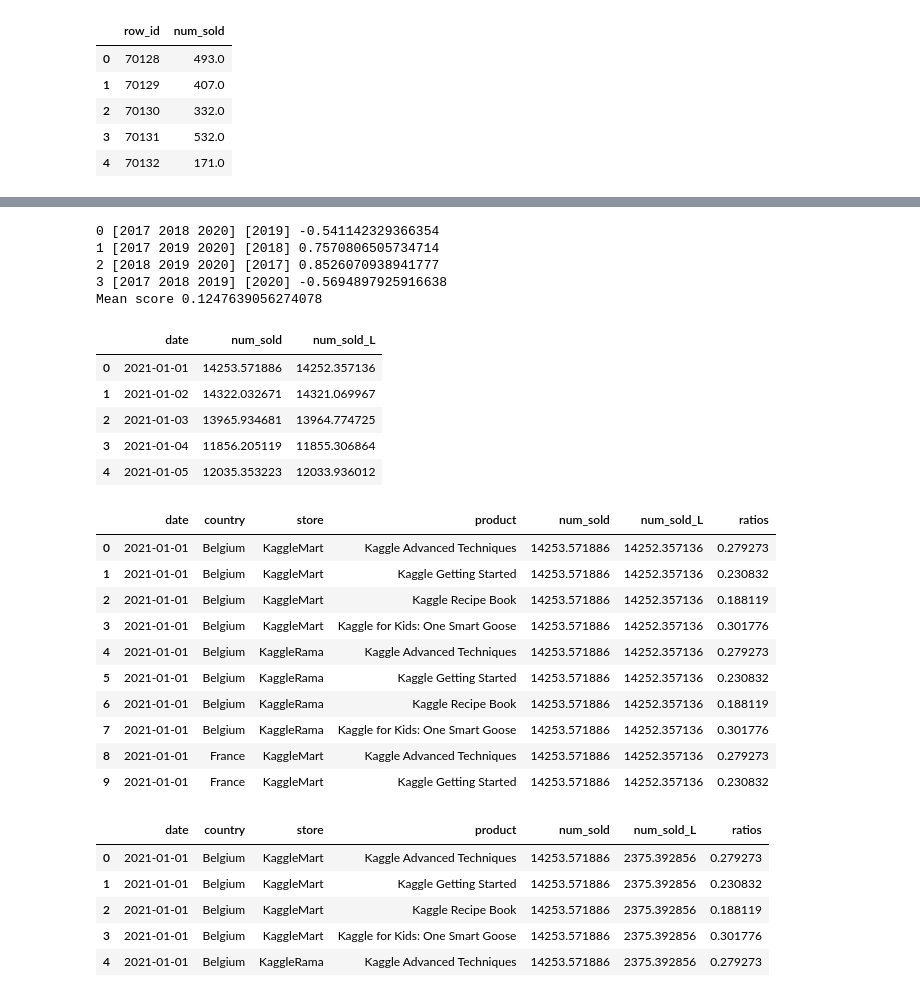
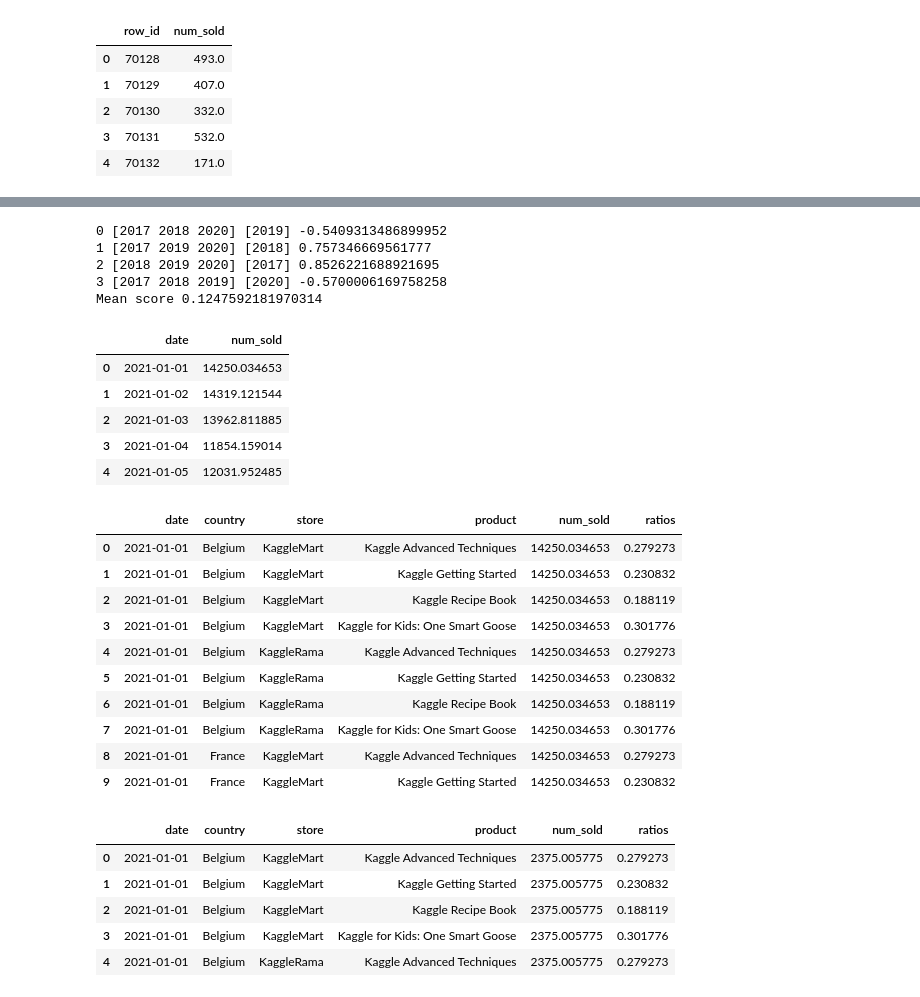
Before and after one commit to Bakhtaki/Kaggle-Competitions, a Jupyter notebook: tp-sep-2022.ipynb, the cells around one changed output, grey strips where cells are left out. Drawn from its saved outputs; the diff is of its cells as text; code cells hidden in the pictures.

Commit message:
Kaggle Notebook | TP-Sep-2022-EDA-LASSO-Ridge-LR | Version 7

```diff
--- a/tp-sep-2022.ipynb
+++ b/tp-sep-2022.ipynb
@@ -946,7 +948,7 @@ extended_test.head()
 # %%
 y = extended_train['num_sold']
-X = extended_train.drop(['date','month','num_sold','week_number'],axis=1)
-X_test = extended_test.drop(['date','month', 'week_number'],axis=1)
+X = extended_train.drop(['date','month','num_sold','week_number',"is_weekend"],axis=1)
+X_test = extended_test.drop(['date','month', 'week_number',"is_weekend"],axis=1)
 # %%
 all_test_dates.head()
 # %% [output]
@@ -1122,0 +1129,3 @@ all_test_dates.head()
+# %%
+all_test_dates.drop('num_sold',axis=1,inplace=True)
+all_test_dates.head()
@@ -1126,7 +1142,7 @@ kf = GroupKFold(n_splits=4)
 scores = []
 params = {'alpha':[0.1, 0.2, 0.3, 0.4, 0.5],'solver':('auto', 'svd', 'cholesky', 'lsqr', 'sparse_cg', 'sag', 'saga') }
 for fold, (train_idx, val_idx) in enumerate(kf.split(X, groups=X.year)):
-    model = Lasso(tol=0.00001,max_iter=10000,alpha=0.1)
+    model = Lasso(tol=0.00002,max_iter=10000,alpha=0.2)
     model = make_pipeline(StandardScaler(), model)
     model.fit(X.iloc[train_idx], y.iloc[train_idx])
     preds_lst.append(model.predict(X_test)* weights[fold])
@@ -1137,48 +1153,48 @@ print("Mean score", np.mean(scores))
 preds_df = pd.DataFrame(np.column_stack(preds_lst))
 #average predictions from kfold
 preds_df['num_sold'] = preds_df.sum(axis = 1)/np.sum(weights)
-all_test_dates["num_sold_L"] = preds_df['num_sold']
+all_test_dates["num_sold"] = preds_df['num_sold']
 # %% [output]
-0 [2017 2018 2020] [2019] -0.541142329366354
-1 [2017 2019 2020] [2018] 0.7570806505734714
-2 [2018 2019 2020] [2017] 0.8526070938941777
-3 [2017 2018 2019] [2020] -0.5694897925916638
-Mean score 0.1247639056274078
+0 [2017 2018 2020] [2019] -0.5409313486899952
+1 [2017 2019 2020] [2018] 0.757346669561777
+2 [2018 2019 2020] [2017] 0.8526221688921695
+3 [2017 2018 2019] [2020] -0.5700006169758258
+Mean score 0.1247592181970314
 # %%
 all_test_dates.head()
 # %% [output]
-|  | date | num_sold | num_sold_L |
-| 0 | 2021-01-01 | 14253.571886 | 14252.357136 |
-| 1 | 2021-01-02 | 14322.032671 | 14321.069967 |
-| 2 | 2021-01-03 | 13965.934681 | 13964.774725 |
-| 3 | 2021-01-04 | 11856.205119 | 11855.306864 |
-| 4 | 2021-01-05 | 12035.353223 | 12033.936012 |
+|  | date | num_sold |
+| 0 | 2021-01-01 | 14250.034653 |
+| 1 | 2021-01-02 | 14319.121544 |
+| 2 | 2021-01-03 | 13962.811885 |
+| 3 | 2021-01-04 | 11854.159014 |
+| 4 | 2021-01-05 | 12031.952485 |
 # %%
 sub_df = pd.merge(test_df,all_test_dates,how='left')
 sub_df['ratios'] = test_df_product_ratio['ratios']
 sub_df.head(10)
 # %% [output]
-|  | date | country | store | product | num_sold | num_sold_L | ratios |
-| 0 | 2021-01-01 | Belgium | KaggleMart | Kaggle Advanced Techniques | 14253.571886 | 14252.357136 | 0.279273 |
-| 1 | 2021-01-01 | Belgium | KaggleMart | Kaggle Getting Started | 14253.571886 | 14252.357136 | 0.230832 |
-| 2 | 2021-01-01 | Belgium | KaggleMart | Kaggle Recipe Book | 14253.571886 | 14252.357136 | 0.188119 |
-| 3 | 2021-01-01 | Belgium | KaggleMart | Kaggle for Kids: One Smart Goose | 14253.571886 | 14252.357136 | 0.301776 |
-| 4 | 2021-01-01 | Belgium | KaggleRama | Kaggle Advanced Techniques | 14253.571886 | 14252.357136 | 0.279273 |
-| 5 | 2021-01-01 | Belgium | KaggleRama | Kaggle Getting Started | 14253.571886 | 14252.357136 | 0.230832 |
-| 6 | 2021-01-01 | Belgium | KaggleRama | Kaggle Recipe Book | 14253.571886 | 14252.357136 | 0.188119 |
-| 7 | 2021-01-01 | Belgium | KaggleRama | Kaggle for Kids: One Smart Goose | 14253.571886 | 14252.357136 | 0.301776 |
-| 8 | 2021-01-01 | France | KaggleMart | Kaggle Advanced Techniques | 14253.571886 | 14252.357136 | 0.279273 |
-| 9 | 2021-01-01 | France | KaggleMart | Kaggle Getting Started | 14253.571886 | 14252.357136 | 0.230832 |
+|  | date | country | store | product | num_sold | ratios |
+| 0 | 2021-01-01 | Belgium | KaggleMart | Kaggle Advanced Techniques | 14250.034653 | 0.279273 |
+| 1 | 2021-01-01 | Belgium | KaggleMart | Kaggle Getting Started | 14250.034653 | 0.230832 |
+| 2 | 2021-01-01 | Belgium | KaggleMart | Kaggle Recipe Book | 14250.034653 | 0.188119 |
+| 3 | 2021-01-01 | Belgium | KaggleMart | Kaggle for Kids: One Smart Goose | 14250.034653 | 0.301776 |
+| 4 | 2021-01-01 | Belgium | KaggleRama | Kaggle Advanced Techniques | 14250.034653 | 0.279273 |
+| 5 | 2021-01-01 | Belgium | KaggleRama | Kaggle Getting Started | 14250.034653 | 0.230832 |
+| 6 | 2021-01-01 | Belgium | KaggleRama | Kaggle Recipe Book | 14250.034653 | 0.188119 |
+| 7 | 2021-01-01 | Belgium | KaggleRama | Kaggle for Kids: One Smart Goose | 14250.034653 | 0.301776 |
+| 8 | 2021-01-01 | France | KaggleMart | Kaggle Advanced Techniques | 14250.034653 | 0.279273 |
+| 9 | 2021-01-01 | France | KaggleMart | Kaggle Getting Started | 14250.034653 | 0.230832 |
 # %%
 for country in country_balanced.index:
-        sub_df.loc[(sub_df["country"] == country), "num_sold_L"] = sub_df.loc[(sub_df["country"] == country), "num_sold_L"] *  country_balanced[country]
+        sub_df.loc[(sub_df["country"] == country), "num_sold"] = sub_df.loc[(sub_df["country"] == country), "num_sold"] *  country_balanced[country]
 sub_df.head()
 # %% [output]
-|  | date | country | store | product | num_sold | num_sold_L | ratios |
-| 0 | 2021-01-01 | Belgium | KaggleMart | Kaggle Advanced Techniques | 14253.571886 | 2375.392856 | 0.279273 |
-| 1 | 2021-01-01 | Belgium | KaggleMart | Kaggle Getting Started | 14253.571886 | 2375.392856 | 0.230832 |
-| 2 | 2021-01-01 | Belgium | KaggleMart | Kaggle Recipe Book | 14253.571886 | 2375.392856 | 0.188119 |
-| 3 | 2021-01-01 | Belgium | KaggleMart | Kaggle for Kids: One Smart Goose | 14253.571886 | 2375.392856 | 0.301776 |
-| 4 | 2021-01-01 | Belgium | KaggleRama | Kaggle Advanced Techniques | 14253.571886 | 2375.392856 | 0.279273 |
+|  | date | country | store | product | num_sold | ratios |
+| 0 | 2021-01-01 | Belgium | KaggleMart | Kaggle Advanced Techniques | 2375.005775 | 0.279273 |
+| 1 | 2021-01-01 | Belgium | KaggleMart | Kaggle Getting Started | 2375.005775 | 0.230832 |
+| 2 | 2021-01-01 | Belgium | KaggleMart | Kaggle Recipe Book | 2375.005775 | 0.188119 |
+| 3 | 2021-01-01 | Belgium | KaggleMart | Kaggle for Kids: One Smart Goose | 2375.005775 | 0.301776 |
+| 4 | 2021-01-01 | Belgium | KaggleRama | Kaggle Advanced Techniques | 2375.005775 | 0.279273 |
 # %%
 for store in store_weights.index:
```
Also changed, not shown: parts of 30 cells of this notebook.
